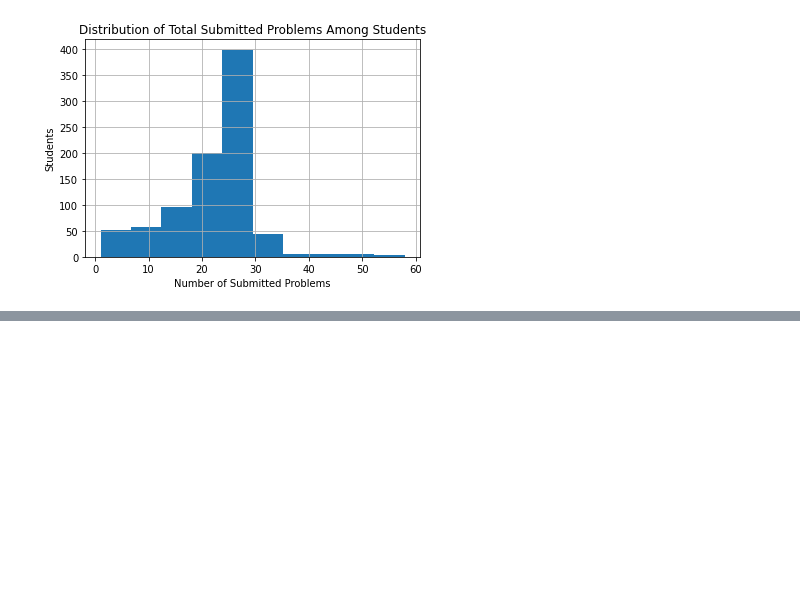
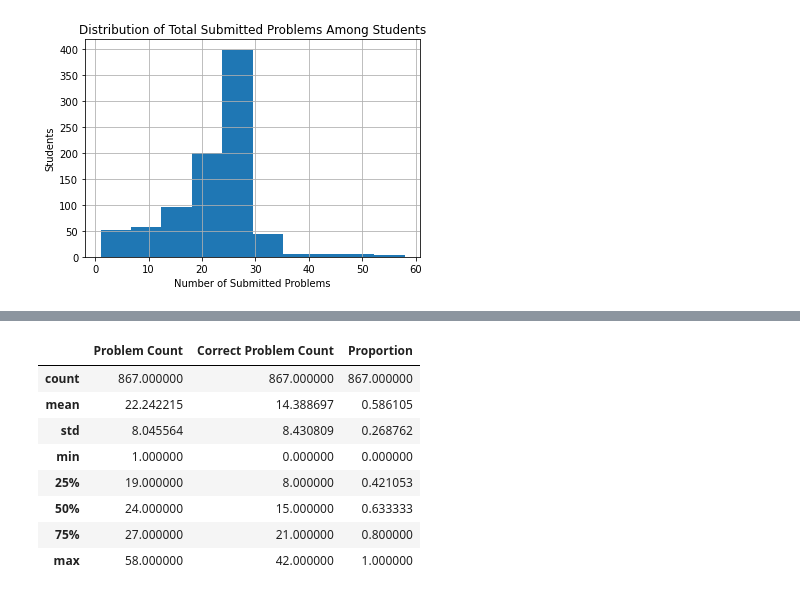
Before and after one commit to elijah-chou/HonorsThesis-CodeToAST, a Jupyter notebook: data-analysis/Total Questions and Total Correct Questions by Student.ipynb, the cells around one changed output, grey strips where cells are left out. Saved outputs shown, nothing was run; the diff lists cells and outputs as text; code cells hidden in the pictures; blank space fills up the shorter version.

```diff
--- a/data-analysis/Total Questions and Total Correct Questions by Student.ipynb
+++ b/data-analysis/Total Questions and Total Correct Questions by Student.ipynb
@@ -84,0 +109,12 @@ plt.savefig('C:/Users/Elijah/Documents/GitHub/code-to-ast/data-analysis/graphs/h
+# %%
+f_students.describe()
+# %% [output]
+|  | Problem Count | Correct Problem Count | Proportion |
+| count | 867.000000 | 867.000000 | 867.000000 |
+| mean | 22.242215 | 14.388697 | 0.586105 |
+| std | 8.045564 | 8.430809 | 0.268762 |
+| min | 1.000000 | 0.000000 | 0.000000 |
+| 25% | 19.000000 | 8.000000 | 0.421053 |
+| 50% | 24.000000 | 15.000000 | 0.633333 |
+| 75% | 27.000000 | 21.000000 | 0.800000 |
+| max | 58.000000 | 42.000000 | 1.000000 |
```
Also changed, not shown: parts of 9 cells of this notebook, 9 other files.
